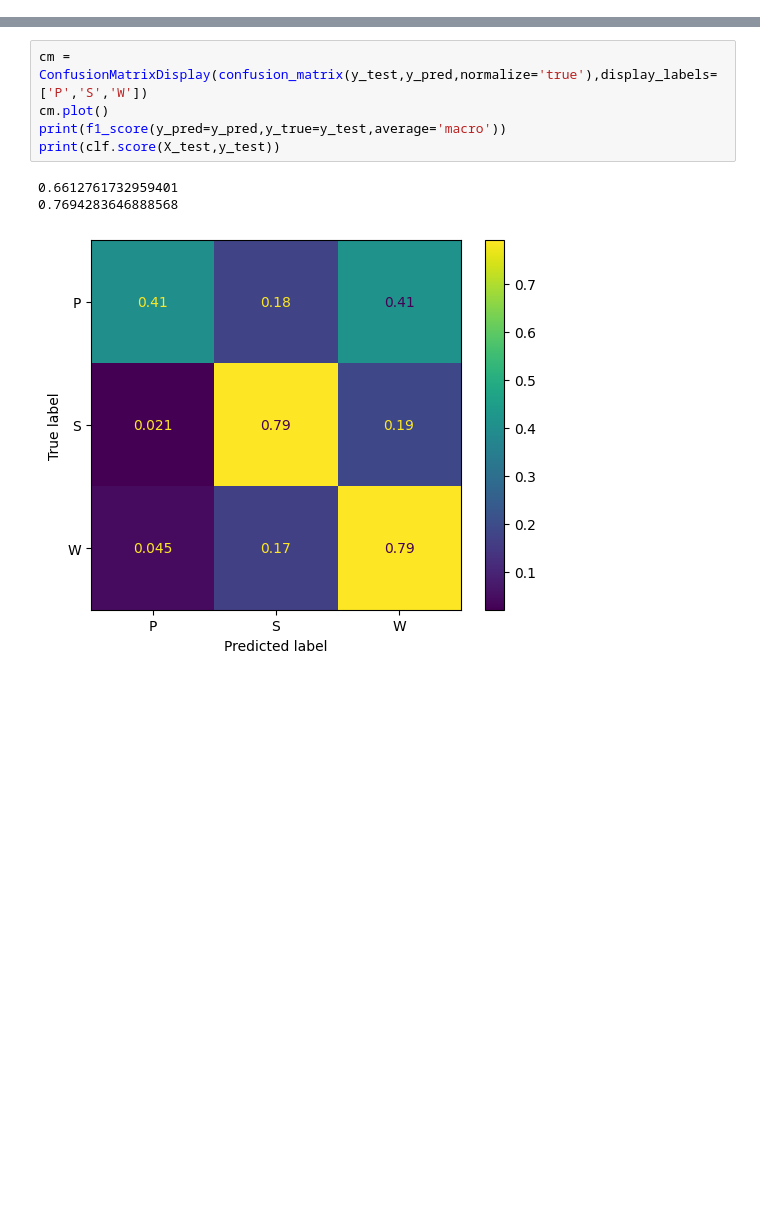
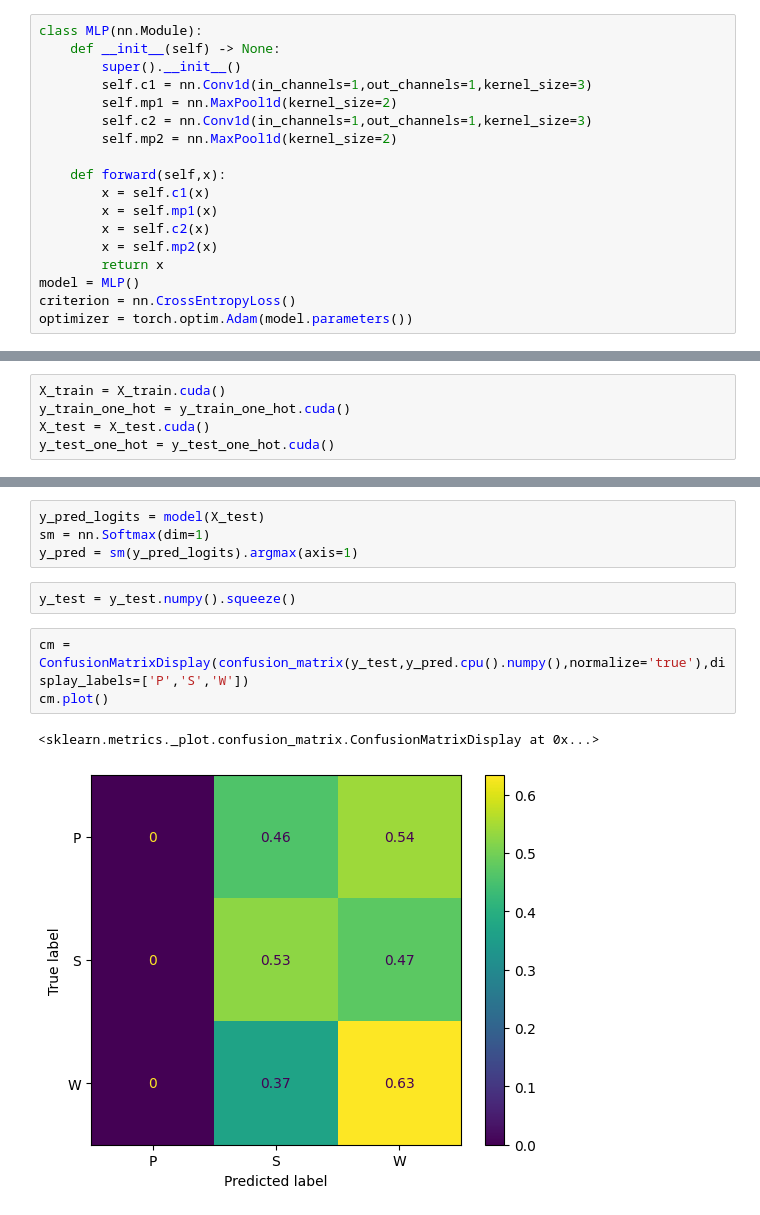
Before and after one commit to smithandrewk/sleep_ml, a Jupyter notebook: main.ipynb, the cells around one changed output, grey strips where cells are left out. Drawn from its saved outputs; the diff is of its cells as text; blank space fills up the shorter version.

```diff
--- a/main.ipynb
+++ b/main.ipynb
@@ -26,0 +30,18 @@ y_pred = clf.predict(X_test)
+# %%
+class MLP(nn.Module):
+    def __init__(self) -> None:
+        super().__init__()
+        self.c1 = nn.Conv1d(in_channels=1,out_channels=1,kernel_size=3)
+        self.mp1 = nn.MaxPool1d(kernel_size=2)
+        self.c2 = nn.Conv1d(in_channels=1,out_channels=1,kernel_size=3)
+        self.mp2 = nn.MaxPool1d(kernel_size=2)
+
+    def forward(self,x):
+        x = self.c1(x)
+        x = self.mp1(x)
+        x = self.c2(x)
+        x = self.mp2(x)
+        return x
+model = MLP()
+criterion = nn.CrossEntropyLoss()
+optimizer = torch.optim.Adam(model.parameters())
@@ -26,0 +64,5 @@ y_pred = clf.predict(X_test)
+# %%
+X_train = X_train.cuda()
+y_train_one_hot = y_train_one_hot.cuda()
+X_test = X_test.cuda()
+y_test_one_hot = y_test_one_hot.cuda()
@@ -27,9 +105,12 @@ y_pred = clf.predict(X_test)
+# %%
+y_pred_logits = model(X_test)
+sm = nn.Softmax(dim=1)
+y_pred = sm(y_pred_logits).argmax(axis=1)
+# %%
+y_test = y_test.numpy().squeeze()
 # %%
-cm = ConfusionMatrixDisplay(confusion_matrix(y_test,y_pred,normalize='true'),display_labels=['P','S','W'])
+cm = ConfusionMatrixDisplay(confusion_matrix(y_test,y_pred.cpu().numpy(),normalize='true'),display_labels=['P','S','W'])
 cm.plot()
-print(f1_score(y_pred=y_pred,y_true=y_test,average='macro'))
-print(clf.score(X_test,y_test))
 # %% [output]
-0.6612761732959401
-0.7694283646888568
+<sklearn.metrics._plot.confusion_matrix.ConfusionMatrixDisplay at 0x...>
-[figure, old version]
+[figure, new version]
```
Also changed, not shown: parts of 15 cells of this notebook.
